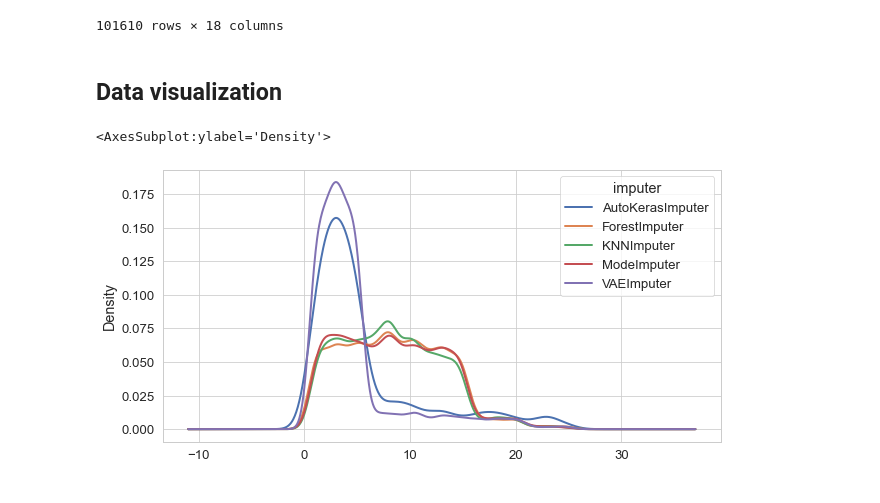
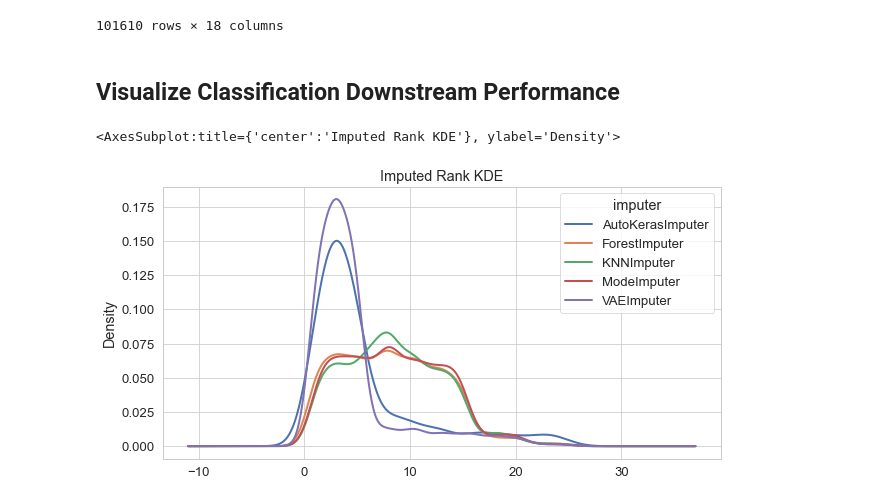
Before and after one commit to se-jaeger/data-imputation-paper, a Jupyter notebook: notebooks/plot_detailed_results.ipynb, the cells around one changed output. Drawn from its saved outputs; the diff is of its cells as text; code cells hidden in the pictures.

```diff
--- a/notebooks/plot_detailed_results.ipynb
+++ b/notebooks/plot_detailed_results.ipynb
@@ -71,5 +71,3 @@ ranked_data
 | 101608 | KNNImputer | 1220 | MNAR | 0.10 | single_all | advertiser_id | downstream_performance | F1_macro | NaN | ... |
 | 101609 | KNNImputer | 1220 | MNAR | 0.10 | single_all | advertiser_id | downstream_performance | F1_weighted | NaN | ... |
 101610 rows × 18 columns
-# %% [markdown]
-## Data visualization
@@ -81,10 +74,14 @@ row_idx = (results["result_type"] == RESULT_TYPE) & (results["metric"] == METRIC
+# %% [markdown]
+## Visualize Classification Downstream Performance
+# %%
+CLF_METRIC = "F1_macro"
+RESULT_TYPE = "downstream_performance"
 # %%
-plot_data = ranked_data.loc[
-    row_idx,
-    ["imputer", "imputed_rank"]
-]
-plot_data = plot_data.pivot(columns="imputer", values="imputed_rank") # df.plot needs wide-format
-plot_data.plot(kind="kde", figsize=(10,5))
+row_idx = (results["result_type"] == RESULT_TYPE) & (results["metric"] == CLF_METRIC)
+plot_data = ranked_data.loc[row_idx, ["imputer", "imputed_rank"]]
+plot_data = plot_data.pivot(columns="imputer", values="imputed_rank")
+
+plot_data.plot(kind="kde", title="Imputed Rank KDE", figsize=(10,5))
 # %% [output]
-<AxesSubplot:ylabel='Density'>
+<AxesSubplot:title={'center':'Imputed Rank KDE'}, ylabel='Density'>
-[figure, old version]
+[figure, new version]
```
Also changed, not shown: parts of 3 cells of this notebook, 1 other file.
